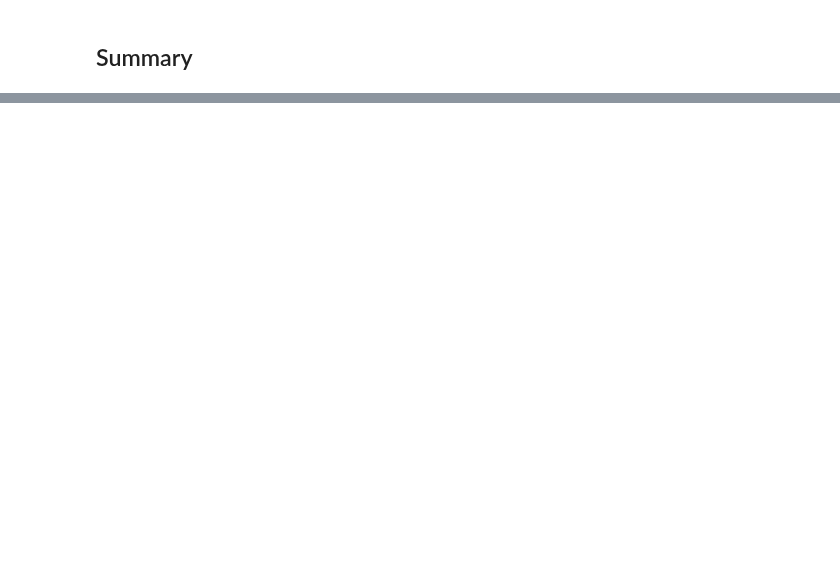
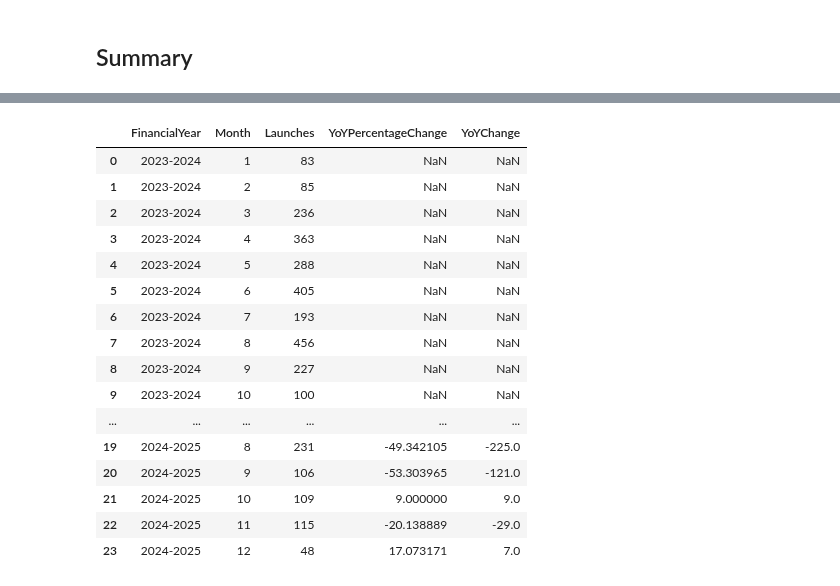
Before and after one commit to mjennings061/viking-log-keeper, a Jupyter notebook: scripts/year_end.ipynb, the cells around one changed output, grey strips where cells are left out. Drawn from its saved outputs; the diff is of its cells as text; code cells hidden in the pictures; blank space fills up the shorter version.

```diff
--- a/scripts/year_end.ipynb
+++ b/scripts/year_end.ipynb
@@ -125,24 +177,0 @@ plt.show()
-# %%
-# Calculate the year-on-year change in launches
-launches_by_month['YoYChange'] = launches_by_month.groupby('Month')['Launches'].diff()
-
-# Create a line plot to show year-on-year change
-plt.figure(figsize=(12, 6))
-sns.lineplot(
-    data=launches_by_month,
-    x="Month",
-    y="YoYChange",
-    hue="FinancialYear",
-    marker="o"
-)
-
-# Set plot labels and title
-plt.title("Year-on-Year Change in Launches by Month")
-plt.xlabel("Month")
-plt.ylabel("Number of Launches")
-plt.xticks(ticks=range(1, 13), labels=[
-    "Jan", "Feb", "Mar", "Apr", "May", "Jun", "Jul", "Aug", "Sep", "Oct", "Nov", "Dec"
-])
-plt.legend(title="Financial Year")
-plt.grid(True)
-plt.show()
@@ -157,0 +178,20 @@ https://altair-viz.github.io/user_guide/display_frontends.html#troubleshooting
+# %%
+launches_by_month
+# %% [output]
+|  | FinancialYear | Month | Launches | YoYPercentageChange | YoYChange |
+| 0 | 2023-2024 | 1 | 83 | NaN | NaN |
+| 1 | 2023-2024 | 2 | 85 | NaN | NaN |
+| 2 | 2023-2024 | 3 | 236 | NaN | NaN |
+| 3 | 2023-2024 | 4 | 363 | NaN | NaN |
+| 4 | 2023-2024 | 5 | 288 | NaN | NaN |
+| 5 | 2023-2024 | 6 | 405 | NaN | NaN |
+| 6 | 2023-2024 | 7 | 193 | NaN | NaN |
+| 7 | 2023-2024 | 8 | 456 | NaN | NaN |
+| 8 | 2023-2024 | 9 | 227 | NaN | NaN |
+| 9 | 2023-2024 | 10 | 100 | NaN | NaN |
+| ... | ... | ... | ... | ... | ... |
+| 19 | 2024-2025 | 8 | 231 | -49.342105 | -225.0 |
+| 20 | 2024-2025 | 9 | 106 | -53.303965 | -121.0 |
+| 21 | 2024-2025 | 10 | 109 | 9.000000 | 9.0 |
+| 22 | 2024-2025 | 11 | 115 | -20.138889 | -29.0 |
+| 23 | 2024-2025 | 12 | 48 | 17.073171 | 7.0 |
```
Also changed, not shown: parts of 7 cells of this notebook.
